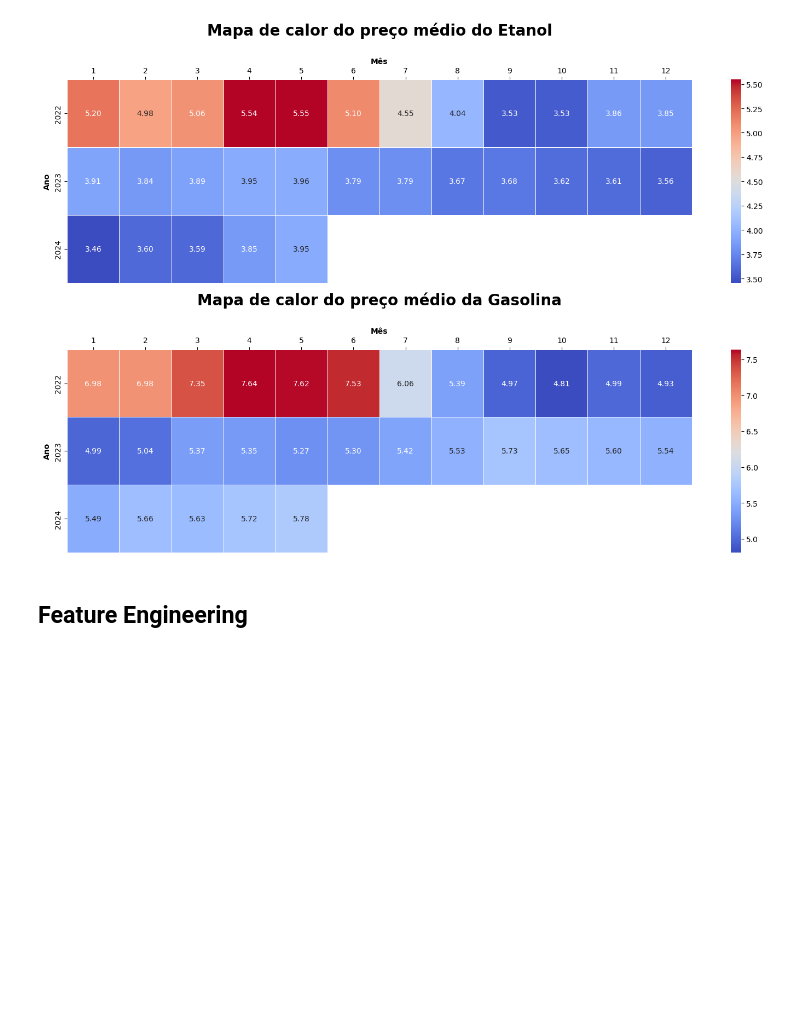
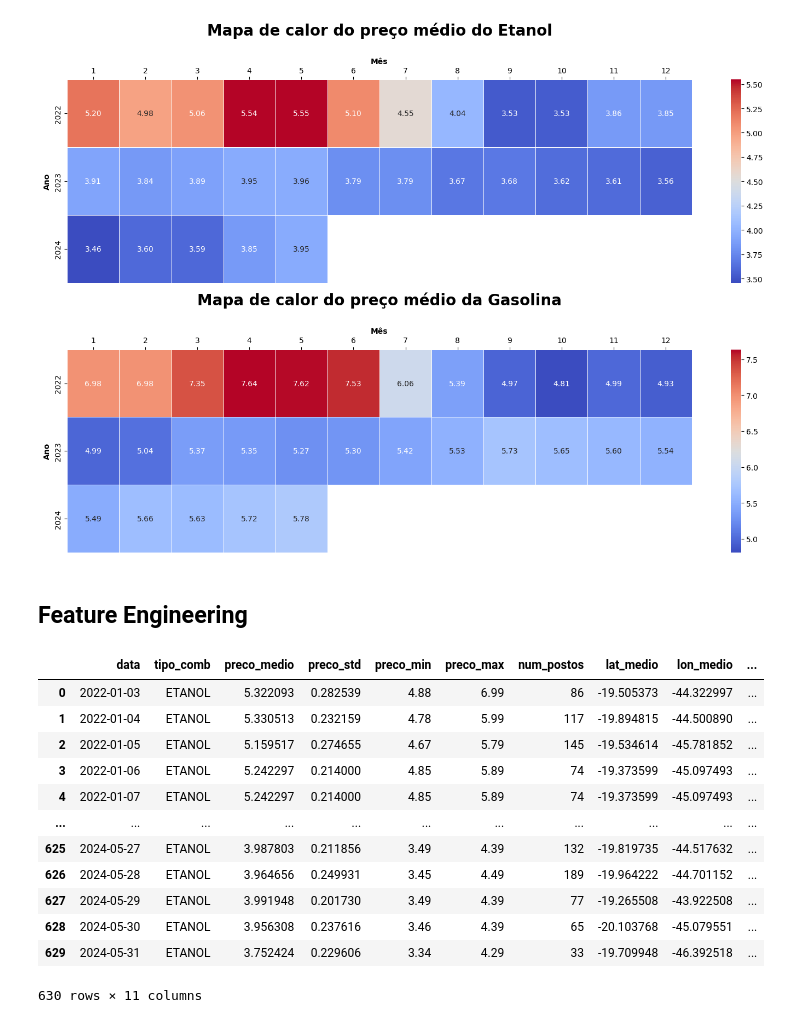
Before and after one commit to emanuel-brandao15/fuel-prices-forecast-brazil-mg, a Jupyter notebook: fuel_timeseries.ipynb, the cells around one changed output. Cells and saved outputs as stored; diff of their text form; code cells hidden in the pictures; blank space fills up the shorter version.

```diff
--- a/fuel_timeseries.ipynb
+++ b/fuel_timeseries.ipynb
@@ -543,3 +546,19 @@ plt.show()
 [figure]
 # %% [markdown]
 ## **Feature Engineering**
+# %%
+dfs['df_etanol']
+# %% [output]
+|  | data | tipo_comb | preco_medio | preco_std | preco_min | preco_max | num_postos | lat_medio | lon_medio | ... |
+| 0 | 2022-01-03 | ETANOL | 5.322093 | 0.282539 | 4.88 | 6.99 | 86 | -19.505373 | -44.322997 | ... |
+| 1 | 2022-01-04 | ETANOL | 5.330513 | 0.232159 | 4.78 | 5.99 | 117 | -19.894815 | -44.500890 | ... |
+| 2 | 2022-01-05 | ETANOL | 5.159517 | 0.274655 | 4.67 | 5.79 | 145 | -19.534614 | -45.781852 | ... |
+| 3 | 2022-01-06 | ETANOL | 5.242297 | 0.214000 | 4.85 | 5.89 | 74 | -19.373599 | -45.097493 | ... |
+| 4 | 2022-01-07 | ETANOL | 5.242297 | 0.214000 | 4.85 | 5.89 | 74 | -19.373599 | -45.097493 | ... |
+| ... | ... | ... | ... | ... | ... | ... | ... | ... | ... | ... |
+| 625 | 2024-05-27 | ETANOL | 3.987803 | 0.211856 | 3.49 | 4.39 | 132 | -19.819735 | -44.517632 | ... |
+| 626 | 2024-05-28 | ETANOL | 3.964656 | 0.249931 | 3.45 | 4.49 | 189 | -19.964222 | -44.701152 | ... |
+| 627 | 2024-05-29 | ETANOL | 3.991948 | 0.201730 | 3.49 | 4.39 | 77 | -19.265508 | -43.922508 | ... |
+| 628 | 2024-05-30 | ETANOL | 3.956308 | 0.237616 | 3.46 | 4.39 | 65 | -20.103768 | -45.079551 | ... |
+| 629 | 2024-05-31 | ETANOL | 3.752424 | 0.229606 | 3.34 | 4.29 | 33 | -19.709948 | -46.392518 | ... |
+630 rows × 11 columns
```
Also changed, not shown: parts of 1 cell of this notebook.
